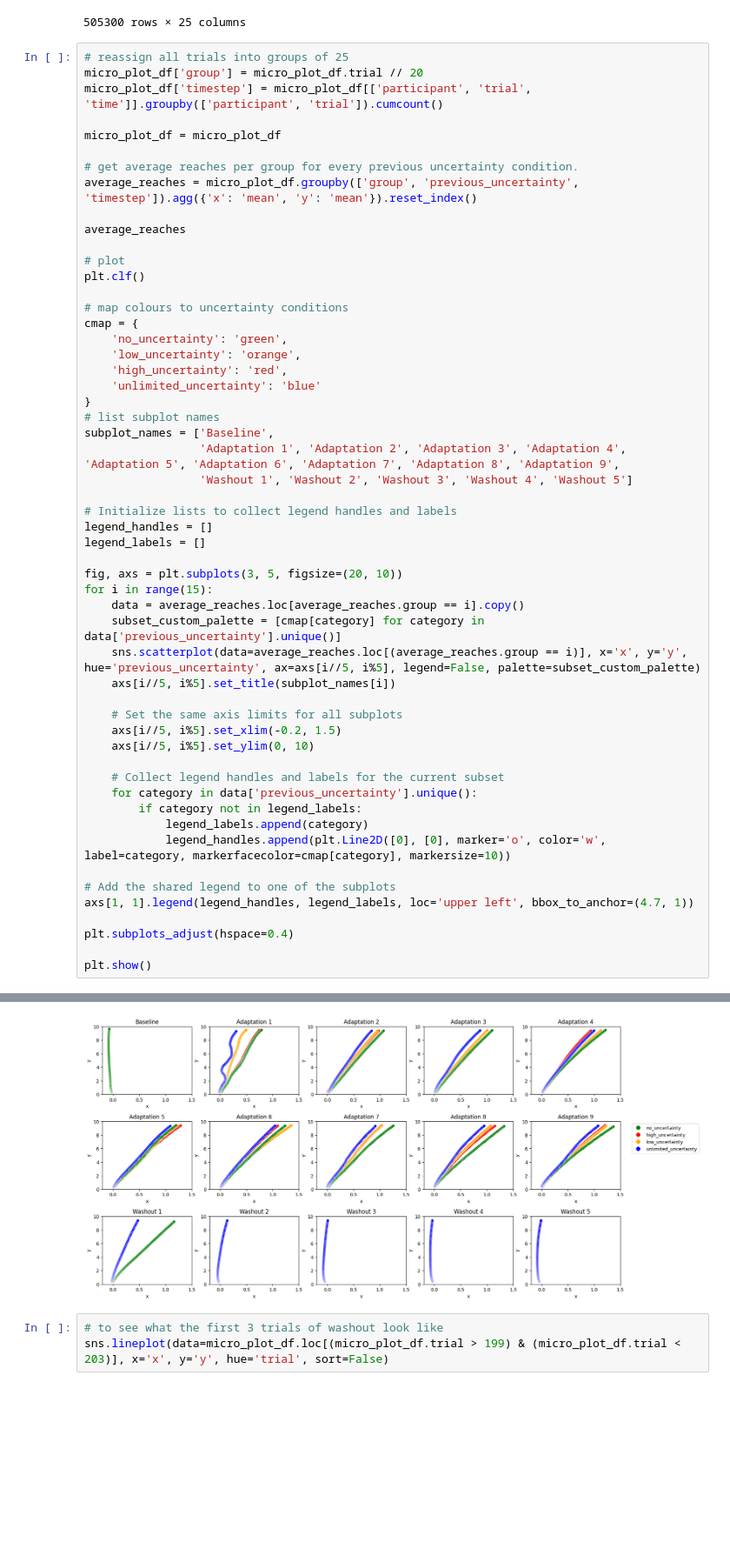
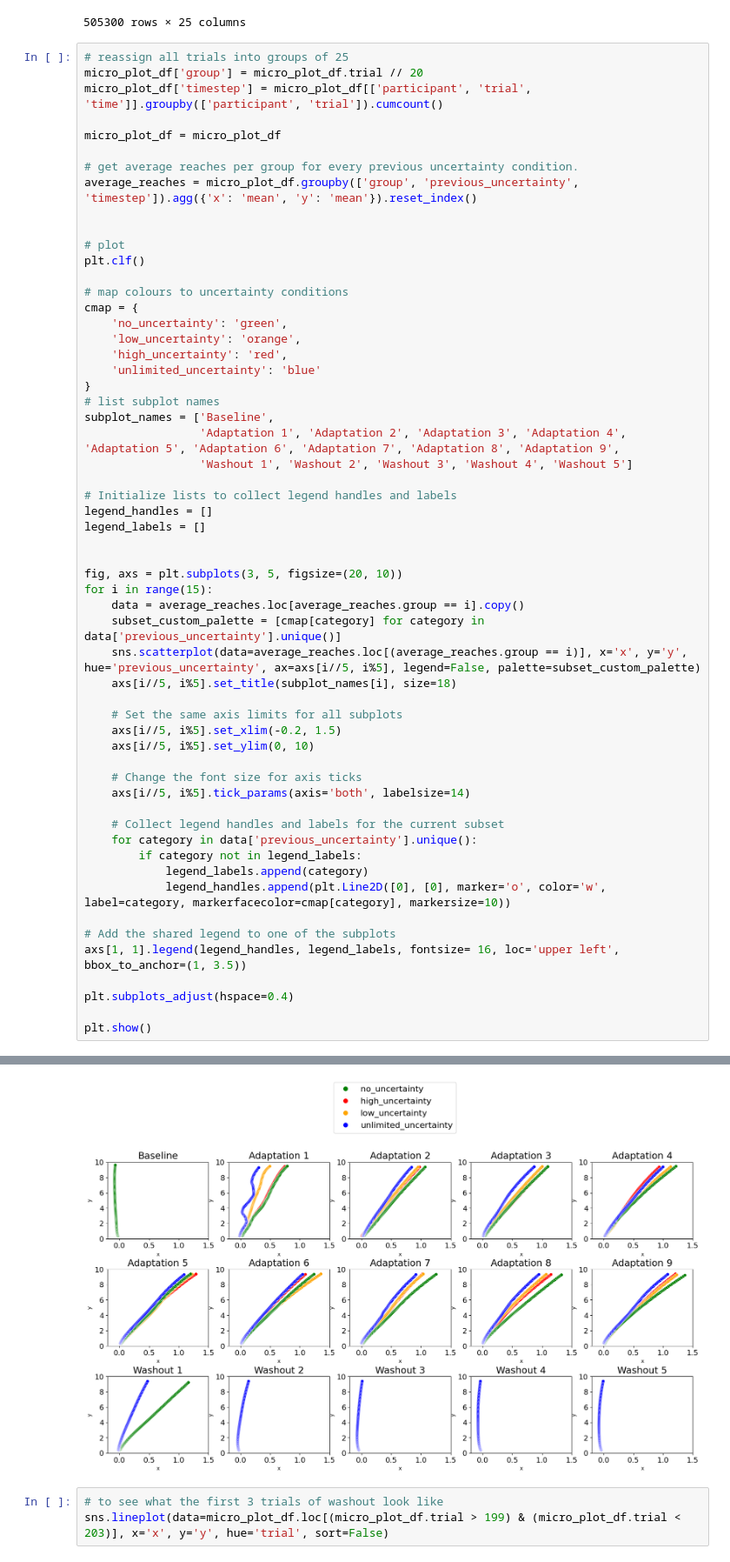
Before and after one commit to DhruvaDave8/mq_honours_2023_final, a Jupyter notebook: vma_general/dhruva/analysis/preprocessing.ipynb, the cells around one changed output, grey strips where cells are left out. Shown at 87% size. Cells and saved outputs as stored; diff of their text form; blank space fills up the shorter version.

```diff
--- a/vma_general/dhruva/analysis/preprocessing.ipynb
+++ b/vma_general/dhruva/analysis/preprocessing.ipynb
@@ -154,7 +154,6 @@ micro_plot_df = micro_plot_df
 # get average reaches per group for every previous uncertainty condition.
 average_reaches = micro_plot_df.groupby(['group', 'previous_uncertainty', 'timestep']).agg({'x': 'mean', 'y': 'mean'}).reset_index()
 
-average_reaches
 
 # plot
 plt.clf()
@@ -171,36 +170,40 @@ subplot_names = ['Baseline',
                  'Adaptation 1', 'Adaptation 2', 'Adaptation 3', 'Adaptation 4', 'Adaptation 5', 'Adaptation 6', 'Adaptation 7', 'Adaptation 8', 'Adaptation 9',
                  'Washout 1', 'Washout 2', 'Washout 3', 'Washout 4', 'Washout 5']
 
 # Initialize lists to collect legend handles and labels
 legend_handles = []
 legend_labels = []
 
+
 fig, axs = plt.subplots(3, 5, figsize=(20, 10))
 for i in range(15):
     data = average_reaches.loc[average_reaches.group == i].copy()
     subset_custom_palette = [cmap[category] for category in data['previous_uncertainty'].unique()]
     sns.scatterplot(data=average_reaches.loc[(average_reaches.group == i)], x='x', y='y', hue='previous_uncertainty', ax=axs[i//5, i%5], legend=False, palette=subset_custom_palette)
-    axs[i//5, i%5].set_title(subplot_names[i])
+    axs[i//5, i%5].set_title(subplot_names[i], size=18)
 
     # Set the same axis limits for all subplots
     axs[i//5, i%5].set_xlim(-0.2, 1.5)
     axs[i//5, i%5].set_ylim(0, 10)
+
+    # Change the font size for axis ticks
+    axs[i//5, i%5].tick_params(axis='both', labelsize=14)
 
     # Collect legend handles and labels for the current subset
     for category in data['previous_uncertainty'].unique():
         if category not in legend_labels:
             legend_labels.append(category)
             legend_handles.append(plt.Line2D([0], [0], marker='o', color='w', label=category, markerfacecolor=cmap[category], markersize=10))
 
 # Add the shared legend to one of the subplots
-axs[1, 1].legend(legend_handles, legend_labels, loc='upper left', bbox_to_anchor=(4.7, 1))
+axs[1, 1].legend(legend_handles, legend_labels, fontsize= 16, loc='upper left', bbox_to_anchor=(1, 3.5))
 
 plt.subplots_adjust(hspace=0.4)
 
 plt.show()
 # %% [output]
 <Figure size 640x480 with 0 Axes>
-[figure, old version]
+[figure, new version]
 # %%
 # to see what the first 3 trials of washout look like
 sns.lineplot(data=micro_plot_df.loc[(micro_plot_df.trial > 199) & (micro_plot_df.trial < 203)], x='x', y='y', hue='trial', sort=False)
```
Also changed, not shown: parts of 33 cells of this notebook, 3 other files.
